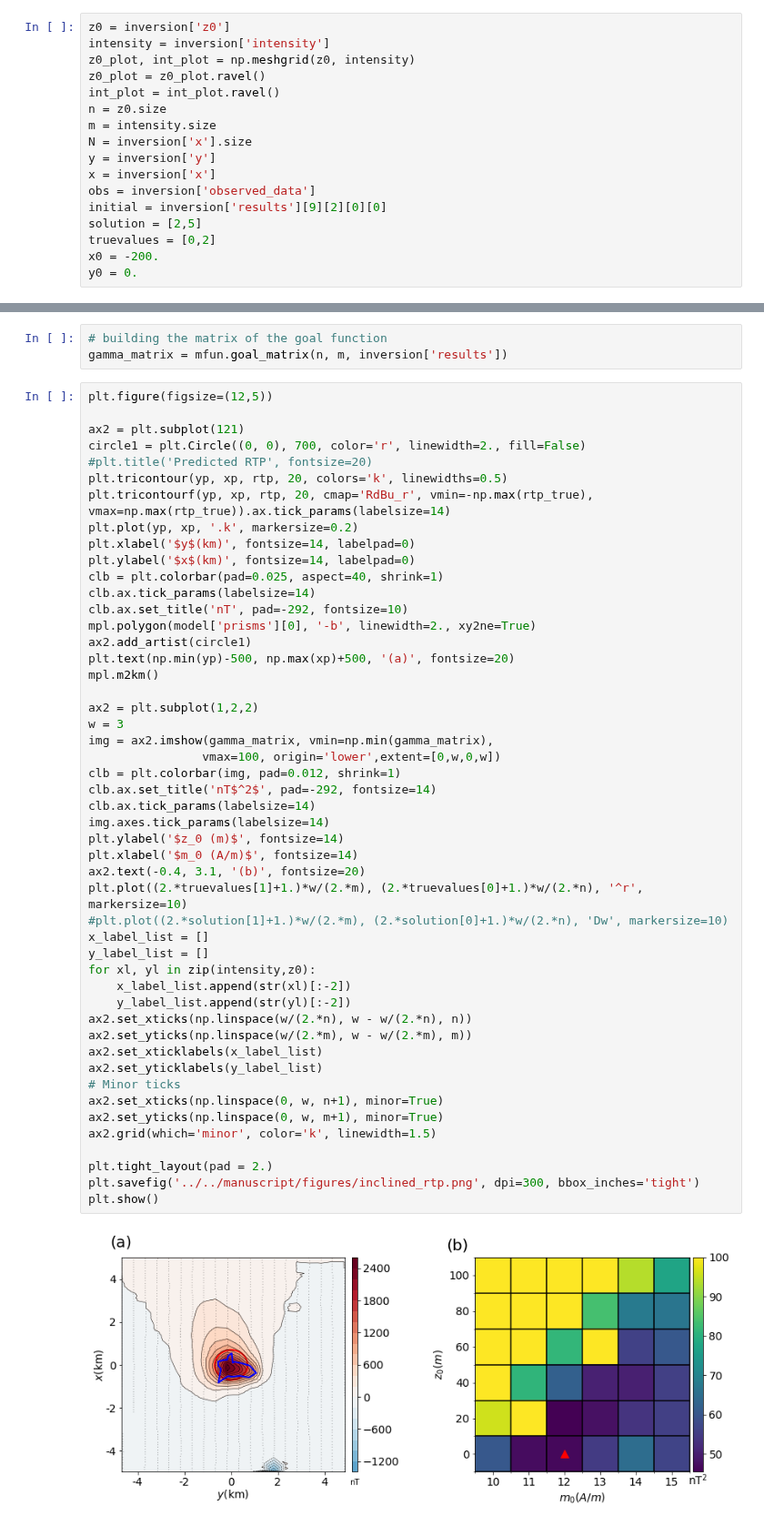
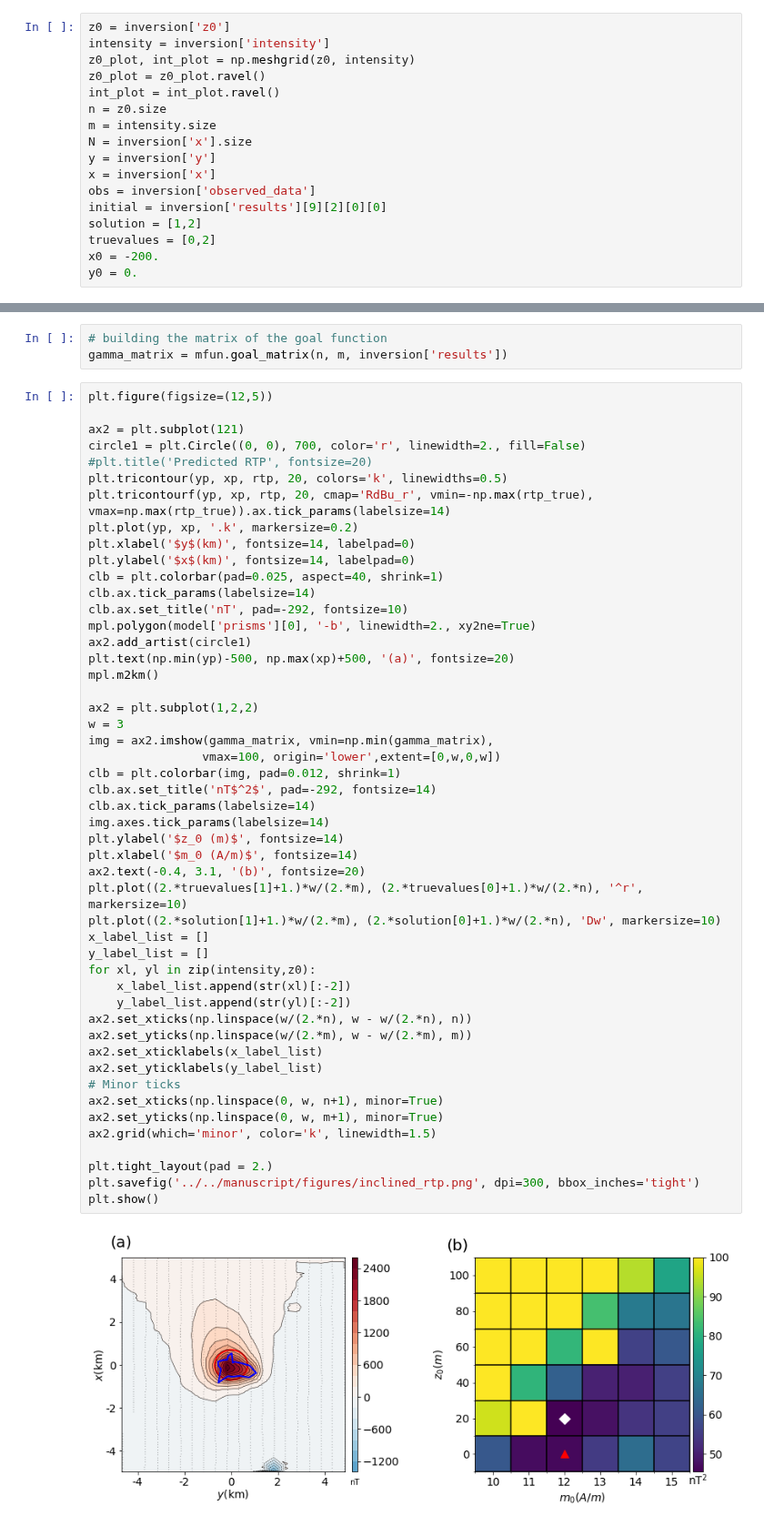
Before and after one commit to pinga-lab/magnetic-radial-inversion, a Jupyter notebook: code/inclined/RTP_anomaly.ipynb, the cells around one changed output, grey strips where cells are left out. Shown at 91% size. Saved outputs shown, nothing was run; the diff lists cells and outputs as text.

Commit message:
changing figure

```diff
--- a/code/inclined/RTP_anomaly.ipynb
+++ b/code/inclined/RTP_anomaly.ipynb
@@ -215,7 +215,7 @@ y = inversion['y']
 x = inversion['x']
 obs = inversion['observed_data']
 initial = inversion['results'][9][2][0][0]
-solution = [2,5]
+solution = [1,2]
 truevalues = [0,2]
 x0 = -200.
 y0 = 0.
@@ -248,32 +248,32 @@ mpl.m2km()
 ax2 = plt.subplot(1,2,2)
 w = 3
 img = ax2.imshow(gamma_matrix, vmin=np.min(gamma_matrix),
                 vmax=100, origin='lower',extent=[0,w,0,w])
 clb = plt.colorbar(img, pad=0.012, shrink=1)
 clb.ax.set_title('nT$^2$', pad=-292, fontsize=14)
 clb.ax.tick_params(labelsize=14)
 img.axes.tick_params(labelsize=14)
 plt.ylabel('$z_0 (m)$', fontsize=14)
 plt.xlabel('$m_0 (A/m)$', fontsize=14)
 ax2.text(-0.4, 3.1, '(b)', fontsize=20)
 plt.plot((2.*truevalues[1]+1.)*w/(2.*m), (2.*truevalues[0]+1.)*w/(2.*n), '^r', markersize=10)
-#plt.plot((2.*solution[1]+1.)*w/(2.*m), (2.*solution[0]+1.)*w/(2.*n), 'Dw', markersize=10)
+plt.plot((2.*solution[1]+1.)*w/(2.*m), (2.*solution[0]+1.)*w/(2.*n), 'Dw', markersize=10)
 x_label_list = []
 y_label_list = []
 for xl, yl in zip(intensity,z0):
     x_label_list.append(str(xl)[:-2])
     y_label_list.append(str(yl)[:-2])
 ax2.set_xticks(np.linspace(w/(2.*n), w - w/(2.*n), n))
 ax2.set_yticks(np.linspace(w/(2.*m), w - w/(2.*m), m))
 ax2.set_xticklabels(x_label_list)
 ax2.set_yticklabels(y_label_list)
 # Minor ticks
 ax2.set_xticks(np.linspace(0, w, n+1), minor=True)
 ax2.set_yticks(np.linspace(0, w, m+1), minor=True)
 ax2.grid(which='minor', color='k', linewidth=1.5)
 
 plt.tight_layout(pad = 2.)
 plt.savefig('../../manuscript/figures/inclined_rtp.png', dpi=300, bbox_inches='tight')
 plt.show()
 # %% [output]
-[figure, old version]
+[figure, new version]
```
Also changed, not shown: 1 other file.
